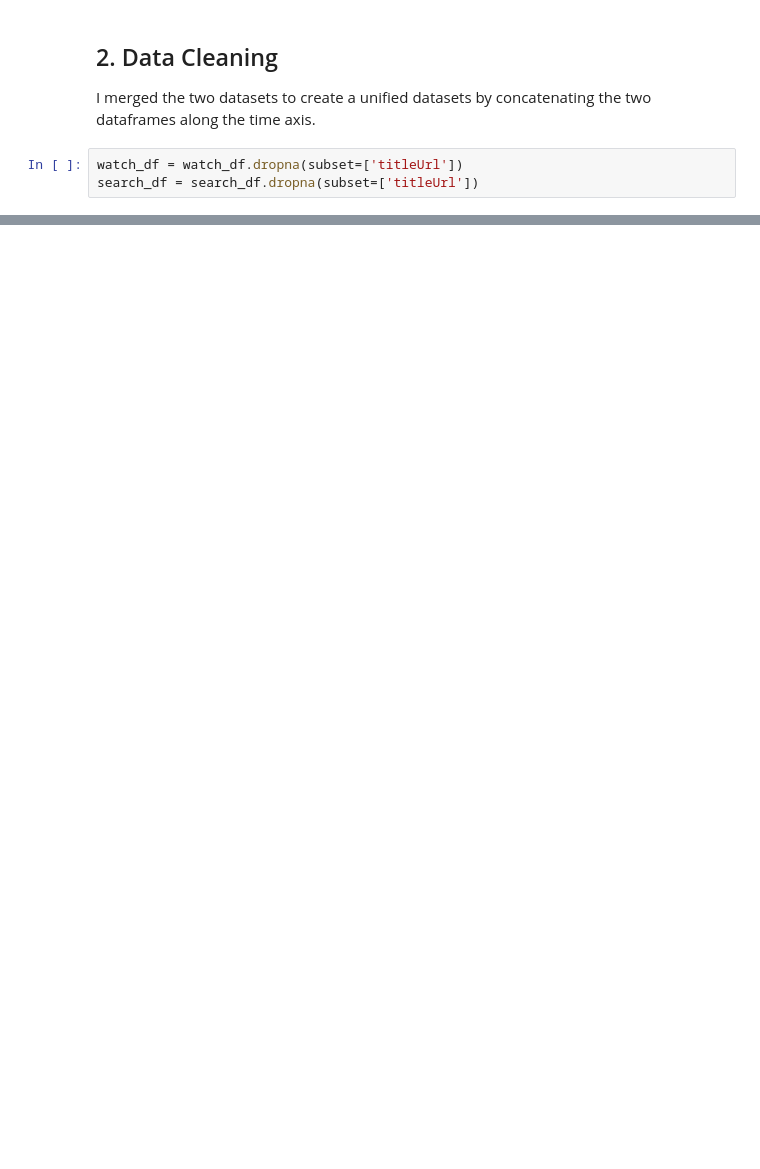
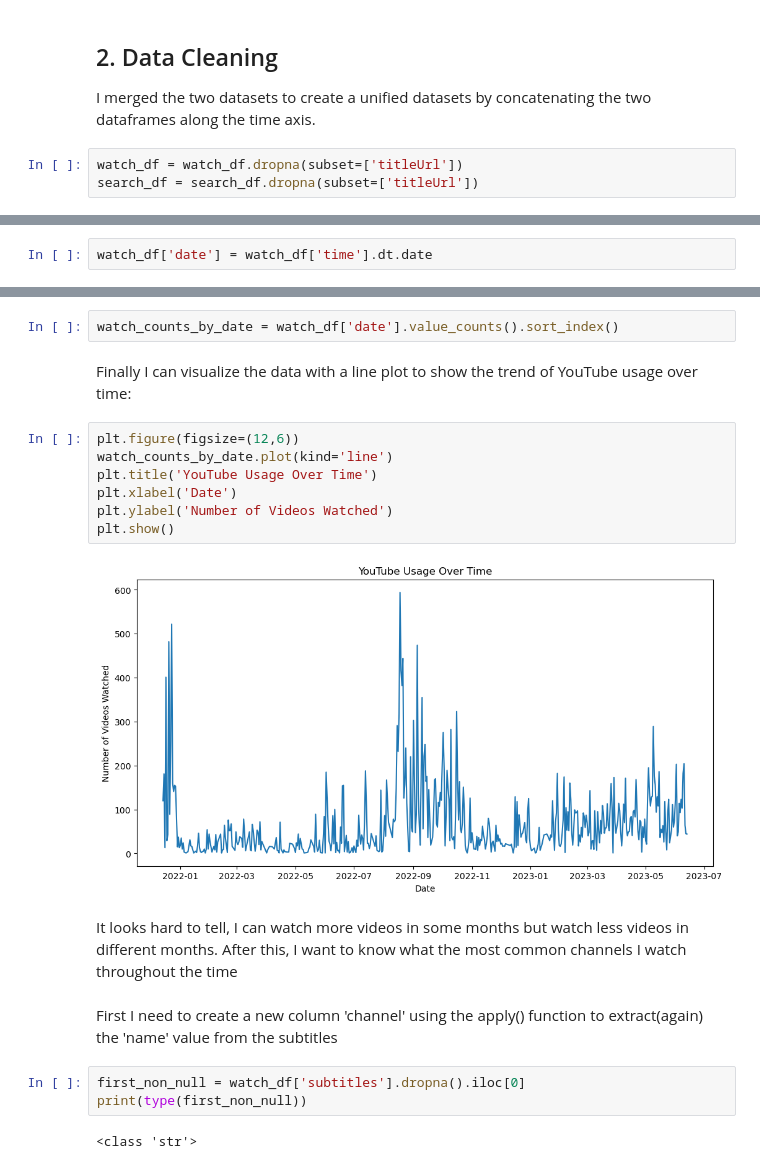
Before and after one commit to haochenmiao/Portfolio, a Jupyter notebook: Data Analyst Portfolio/Data Analysis/Youtube history analysis/analysis.ipynb, the cells around one changed output, grey strips where cells are left out. Saved outputs shown, nothing was run; the diff lists cells and outputs as text; blank space fills up the shorter version.

```diff
--- a/Data Analyst Portfolio/Data Analysis/Youtube history analysis/analysis.ipynb
+++ b/Data Analyst Portfolio/Data Analysis/Youtube history analysis/analysis.ipynb
@@ -279,0 +366,2 @@ dtype: int64
+# %%
+watch_df['date'] = watch_df['time'].dt.date
@@ -279,0 +370,22 @@ dtype: int64
+# %%
+watch_counts_by_date = watch_df['date'].value_counts().sort_index()
+# %% [markdown]
+Finally I can visualize the data with a line plot to show the trend of YouTube usage over time:
+# %%
+plt.figure(figsize=(12,6))
+watch_counts_by_date.plot(kind='line')
+plt.title('YouTube Usage Over Time')
+plt.xlabel('Date')
+plt.ylabel('Number of Videos Watched')
+plt.show()
+# %% [output]
+[figure, added]
+# %% [markdown]
+It looks hard to tell, I can watch more videos in some months but watch less videos in different months. After this, I want to know what the most common channels I watch throughout the time
+# %% [markdown]
+First I need to create a new column 'channel' using the apply() function to extract(again) the 'name' value from the subtitles
+# %%
+first_non_null = watch_df['subtitles'].dropna().iloc[0]
+print(type(first_non_null))
+# %% [output]
+<class 'str'>
```
Also changed, not shown: parts of 22 cells of this notebook, 2 other files.
